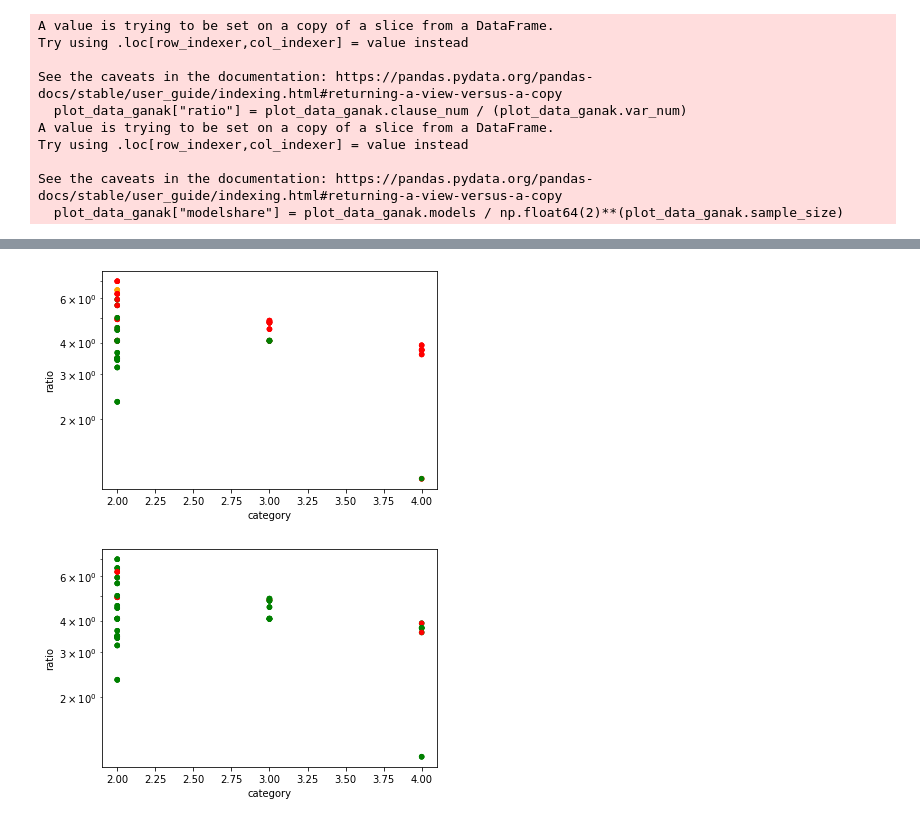
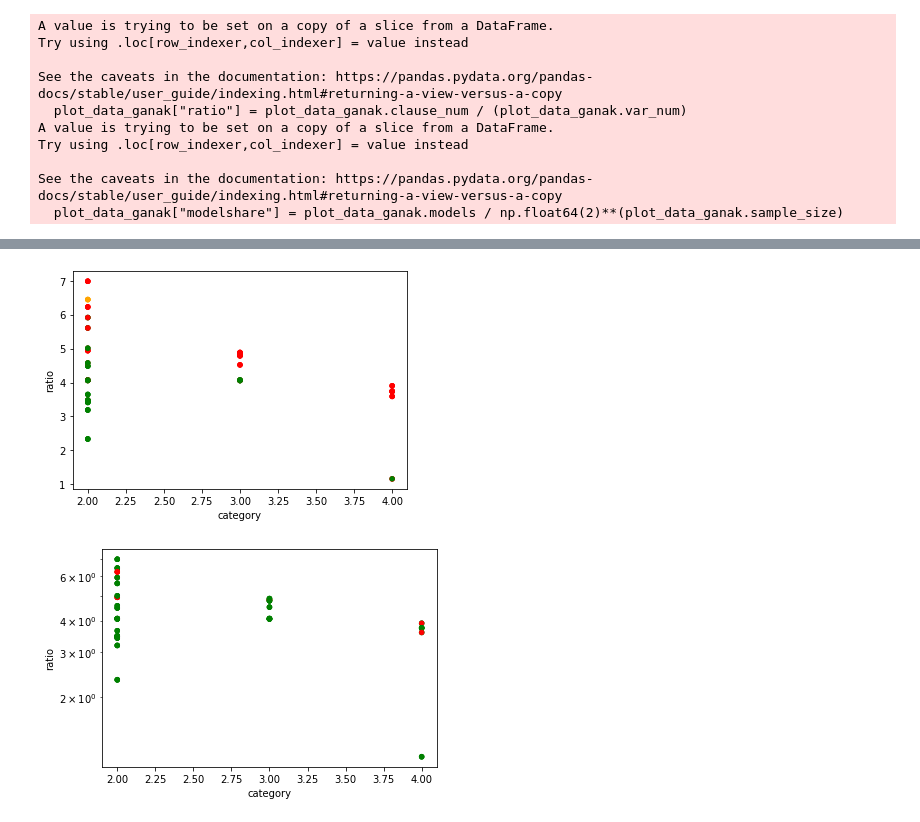
Before and after one commit to samysweb/counterSharp-experiments, a Jupyter notebook: logParsing/MC-Analysis.ipynb, the cells around one changed output, grey strips where cells are left out. Cells and saved outputs as stored; diff of their text form; code cells hidden in the pictures.

```diff
--- a/logParsing/MC-Analysis.ipynb
+++ b/logParsing/MC-Analysis.ipynb
@@ -324,8 +449,8 @@ See the caveats in the documentation: https://pandas.pydata.org/pandas-docs/stab
 # %%
 #ax = plot_data_ganak.plot(x="clause_num",y="var_num",kind='scatter',c=ganak_colors,logx=True,logy=True)
-ax = plot_data_ganak.plot(x="category",y="ratio",kind='scatter',c=ganak_colors,logy=True)
+ax = plot_data_ganak.plot(x="category",y="ratio",kind='scatter',c=ganak_colors)
 # %% [output]
-[figure, old version]
+[figure, new version]
 # %%
 #ax = plot_data_ganak.plot(x="clause_num",y="var_num",kind='scatter',c=ganak_colors,logx=True,logy=True)
 ax = plot_data_approx.plot(x="category",y="ratio",kind='scatter',c=approx_colors,logy=True)
```
Also changed, not shown: parts of 7 cells of this notebook.
